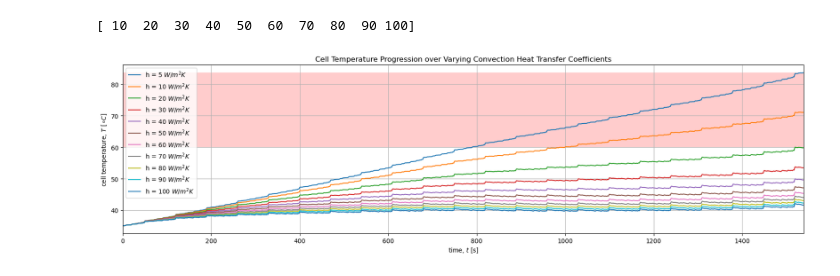
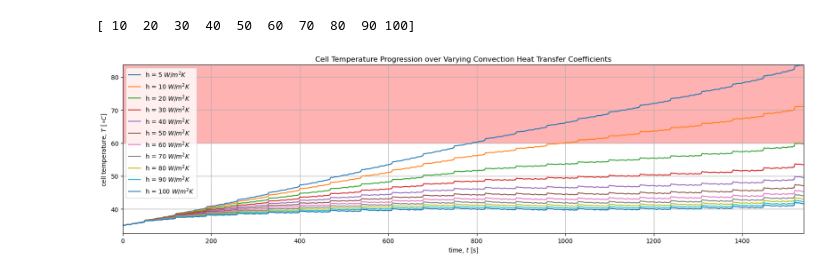
Before and after one commit to lemslemslems/cell_thermal_calculations, a Jupyter notebook: MAIN_cell_thermal_calculations.ipynb, the cells around one changed output. Drawn from its saved outputs; the diff is of its cells as text; code cells hidden in the pictures.

```diff
--- a/MAIN_cell_thermal_calculations.ipynb
+++ b/MAIN_cell_thermal_calculations.ipynb
@@ -315,22 +315,23 @@ for i in range(len(conv_coeff_test)):
 # %%
 fig, ax = plt.subplots(figsize=(20,5))
 
 # plot original temp variation (natural cooling)
 ax.plot(data[:,1], data[:,-1], label = "h = 5 $W/m^{2}K$")
 ax.set_xlabel("time, $t$ [s]")
 ax.set_ylabel("cell temperature, $T$ [$\\circ C$]")
 ax.set_xlim(0,time[-1])
+ax.set_ylim(top = np.max(data[:,-1]))
 ax.grid(1)
 
 # put a warning region
-ax.axhspan(60,np.max(data[:,-1]), facecolor = 'red', alpha = 0.2)
+ax.axhspan(60,np.max(data[:,-1]), facecolor = 'red', alpha = 0.3)
 
 # plot all tested temp variations
 for i in range(temps.shape[1]):
     plt.plot(data[:,1], temps[:,i], label = f"h = {conv_coeff_test[i]} $W/m^{2}K$")
 
 ax.set_title("Cell Temperature Progression over Varying Convection Heat Transfer Coefficients")
 ax.legend()
 plt.show()
 # %% [output]
-[figure, old version]
+[figure, new version]
```
Also changed, not shown: parts of 1 cell of this notebook, 1 other file.
